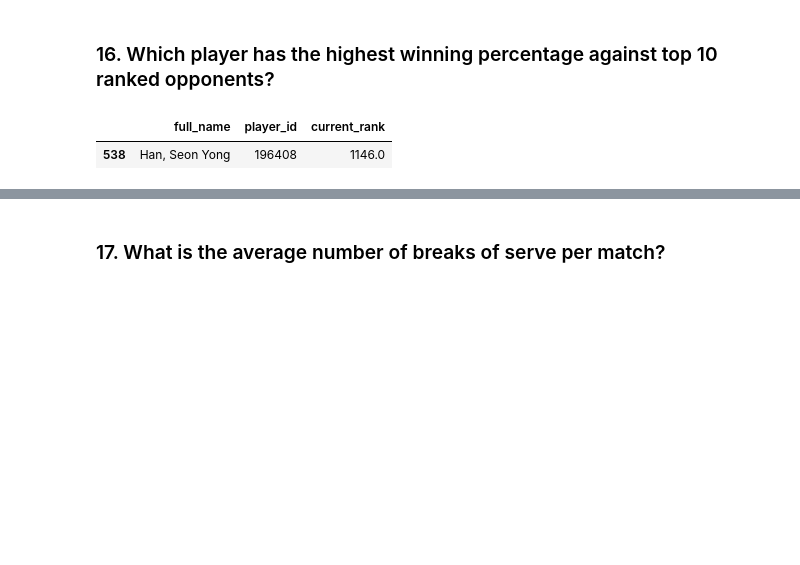
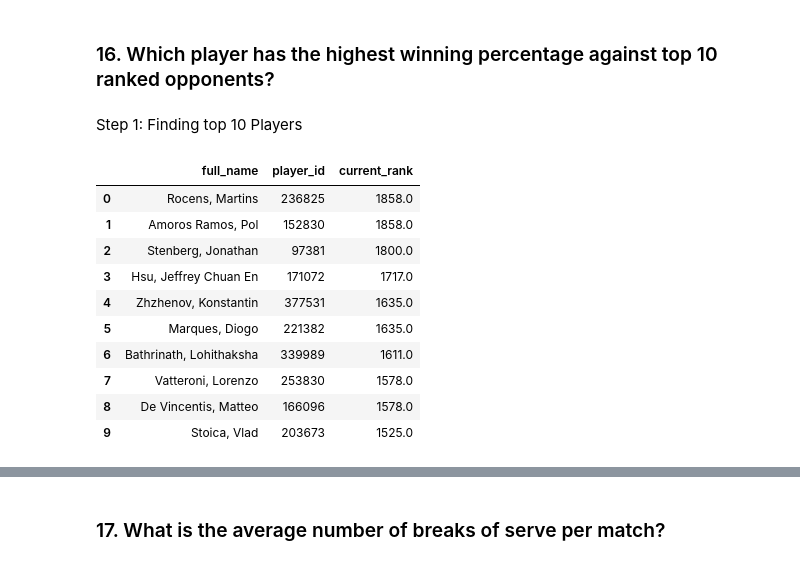
Before and after one commit to Mahlagha1994/Tennis-Games, a Jupyter notebook: notebooks/2-DATA ANALYZING.ipynb, the cells around one changed output, grey strips where cells are left out. Cells and saved outputs as stored; diff of their text form; code cells hidden in the pictures; blank space fills up the shorter version.

```diff
--- a/notebooks/2-DATA ANALYZING.ipynb
+++ b/notebooks/2-DATA ANALYZING.ipynb
@@ -371,58 +445,33 @@ print(f"Total number of distinct countries in dataset is {country_table_all.uniq
 Total number of distinct countries in dataset is 100
 # %% [markdown]
 ### 16.	Which player has the highest winning percentage against top 10 ranked opponents?
+# %% [markdown]
+Step 1: Finding top 10 Players
 # %%
 all_player_with_match_id = (pd.concat([MatchHomeTeamInfo, MatchAwayTeamInfo],
                            ignore_index=True)
                            .sort_values("current_rank", ascending=False)
                            .drop_duplicates(subset=["match_id", "player_id"]))
 
-all_player_with_need_coulmn = (all_player_with_match_id[["full_name","match_id", "player_id", "current_rank"]]
+all_player_with_need_columns = (all_player_with_match_id[["full_name","match_id", "player_id", "current_rank"]]
                                .sort_values(["current_rank", "full_name"], ascending=False, ignore_index=True))
 
-all_player_uniqe = (all_player_with_need_coulmn.drop_duplicates("player_id", ignore_index=True)
+all_player_unique = (all_player_with_need_columns.drop_duplicates("player_id", ignore_index=True)
                     .drop("match_id", axis=1))
 
-top_ten_palyers = (all_player_uniqe[all_player_uniqe["current_rank"]
-                                    .isin(all_player_uniqe["current_rank"]
+top_ten_palyers = (all_player_unique[all_player_unique["current_rank"]
+                                    .isin(all_player_unique["current_rank"]
                                     .nlargest(n=10))])
-
-
-match_between_tow_player = (all_player_with_need_coulmn.pivot_table
-                           (index="match_id",
-                            columns=all_player_with_need_coulmn.groupby("match_id").cumcount(),
-                            values="player_id",
-                            aggfunc='first').add_prefix("player")
-                            .reset_index())
-
-match_home = MatchHomeTeamInfo[["match_id", "player_id", "current_rank", "full_name"]]
-match_away = MatchAwayTeamInfo[["match_id", "player_id", "current_rank", "full_name"]]
-match_winner = MatchEventInfo[["match_id", "winner_code"]]
-
-
-match_winner_home_player_id = pd.merge(match_home, match_winner, how="right" ).drop_duplicates()
-match_winner_away_player_id = pd.merge(match_home, match_winner, how="right" ).drop_duplicates()
-
-match_winner_player_id = pd.concat([match_winner_home_player_id, match_winner_away_player_id])
-
-winer_player = match_winner_player_id[match_winner_player_id["winner_code"] == 2]
-
-winer_in_each_match = pd.merge(match_between_tow_player, winer_player)
-
-series_of_match_id_top_player_played = (all_player_with_need_coulmn
-                                        [all_player_with_need_coulmn["player_id"]
-                                         .isin(top_ten_palyers["player_id"])]
-                                         ["match_id"])
-
-winer_in_each_match_top_player_played = (winer_in_each_match[winer_in_each_match["match_id"]
-                                                             .isin(series_of_match_id_top_player_played)]).dropna(axis=0)
-who_win_from_top_ten = (winer_in_each_match_top_player_played
-                        [~(winer_in_each_match_top_player_played["player_id"]
-                           .isin(top_ten_palyers["player_id"]))])
-best_palayer_in_playe_top_ten = (who_win_from_top_ten.groupby("player_id")["winner_code"]
-                                 .agg("count").reset_index()
-                                 .sort_values("winner_code",ascending=False))
-all_player_uniqe[all_player_uniqe["player_id"] == int(best_palayer_in_playe_top_ten.iloc[0]["player_id"])]
+top_ten_palyers
 # %% [output]
 |  | full_name | player_id | current_rank |
-| 538 | Han, Seon Yong | 196408 | 1146.0 |
+| 0 | Rocens, Martins | 236825 | 1858.0 |
+| 1 | Amoros Ramos, Pol | 152830 | 1858.0 |
+| 2 | Stenberg, Jonathan | 97381 | 1800.0 |
+| 3 | Hsu, Jeffrey Chuan En | 171072 | 1717.0 |
+| 4 | Zhzhenov, Konstantin | 377531 | 1635.0 |
+| 5 | Marques, Diogo | 221382 | 1635.0 |
+| 6 | Bathrinath, Lohithaksha | 339989 | 1611.0 |
+| 7 | Vatteroni, Lorenzo | 253830 | 1578.0 |
+| 8 | De Vincentis, Matteo | 166096 | 1578.0 |
+| 9 | Stoica, Vlad | 203673 | 1525.0 |
```
Also changed, not shown: parts of 35 cells of this notebook, 8 other files.
